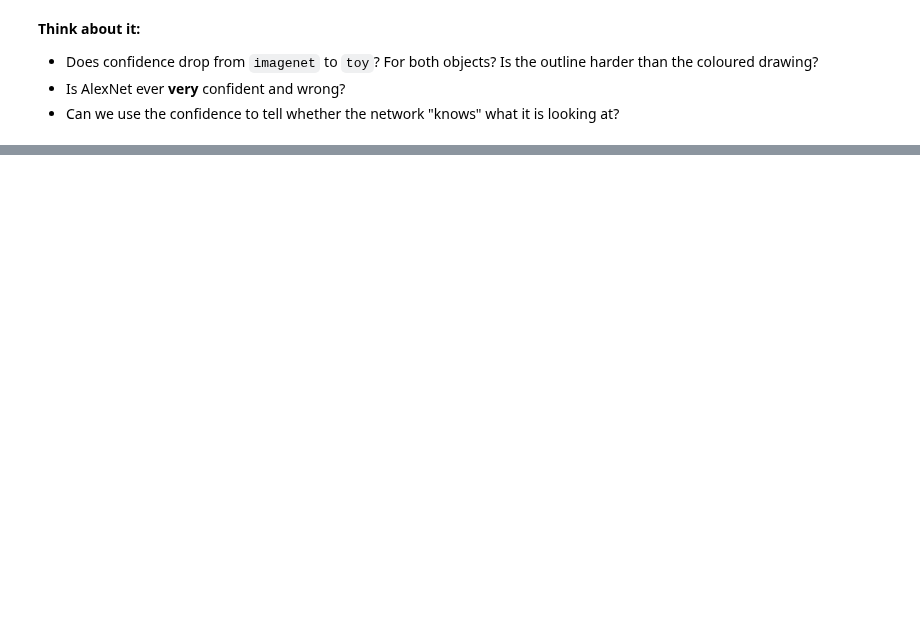
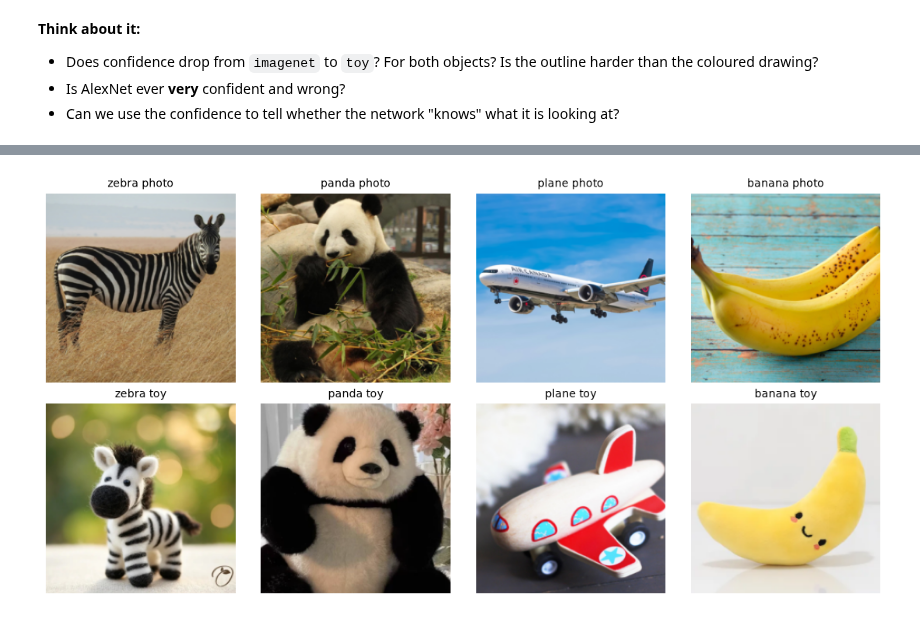
Before and after one commit to ekin-doga/Cognitive_Neuroscience_Update, a Jupyter notebook: Week3-Lindsay2021/CNU_Week3.ipynb, the cells around one changed output, grey strips where cells are left out. Drawn from its saved outputs; the diff is of its cells as text; code cells hidden in the pictures; blank space fills up the shorter version.

Commit message:
Week 3: load only zebra and plane in section 2, toys from images folder

```diff
--- a/Week3-Lindsay2021/CNU_Week3.ipynb
+++ b/Week3-Lindsay2021/CNU_Week3.ipynb
@@ -132,7 +110,7 @@ preprocess = transforms.Compose([
 what_network_sees = transforms.Compose([transforms.Resize(256), transforms.CenterCrop(224)])
 # %%
 VERSIONS = ["imagenet", "photo", "drawing", "outline", "toy"]   # from closest to furthest from ImageNet
-
+OBJECTS = ["zebra", "plane"]
 images = {}     # images[object][version] = image, e.g. images["zebra"]["drawing"]
 unknown = {}    # unknown[name] = image, e.g. unknown["giraffe"]
 
@@ -143,8 +121,10 @@ for path in sorted(IMAGE_DIR.iterdir()):
     first, _, rest = path.stem.partition("_")       # "zebra_drawing" -> "zebra", "drawing"
     if first == "unknown":
         unknown[rest] = img
+    elif first in OBJECTS and rest in VERSIONS:
+        images.setdefault(first, {})[rest] = img
     elif rest in VERSIONS:
-        images.setdefault(first, {})[rest] = img
+        continue
     else:
         print(f"Skipped {path.name}: name should be <object>_<version>, e.g. zebra_drawing.png")
 
@@ -264,20 +242,22 @@ In section 4, AlexNet failed on the toys. But that is not true for every toy. He
 # %%
-TOY_DIR = DATA / "toys"
+TOY_DIR = IMAGE_DIR
 # object name in the file names -> the ImageNet label that counts as correct
 TOY_OBJECTS = {"zebra": "zebra", "panda": "giant panda", "plane": "airliner", "banana": "banana"}
 
 toy_names, toy_imgs = [], []
 for obj in TOY_OBJECTS:
     for version in ["photo", "toy"]:
         path = next(TOY_DIR.glob(f"{obj}_{version}.*"))      # e.g. panda_toy.jpg
         toy_names.append(f"{obj} {version}")
         toy_imgs.append(Image.open(path).convert("RGB"))
 
 fig, axes = plt.subplots(2, len(TOY_OBJECTS), figsize=(2.8 * len(TOY_OBJECTS), 5.6))
 for k, (name, img) in enumerate(zip(toy_names, toy_imgs)):
     ax = axes[k % 2, k // 2]                                 # photos on top, toys below
     ax.imshow(what_network_sees(img)); ax.set_title(name, fontsize=10); ax.axis("off")
 plt.tight_layout(); plt.show()
+# %% [output]
+[figure, added]
 # %%
 toy_results = classify(toy_imgs)
 show_top5(toy_imgs, toy_names, toy_results, title="Photos and toys")
```
Also changed, not shown: parts of 22 cells of this notebook.
